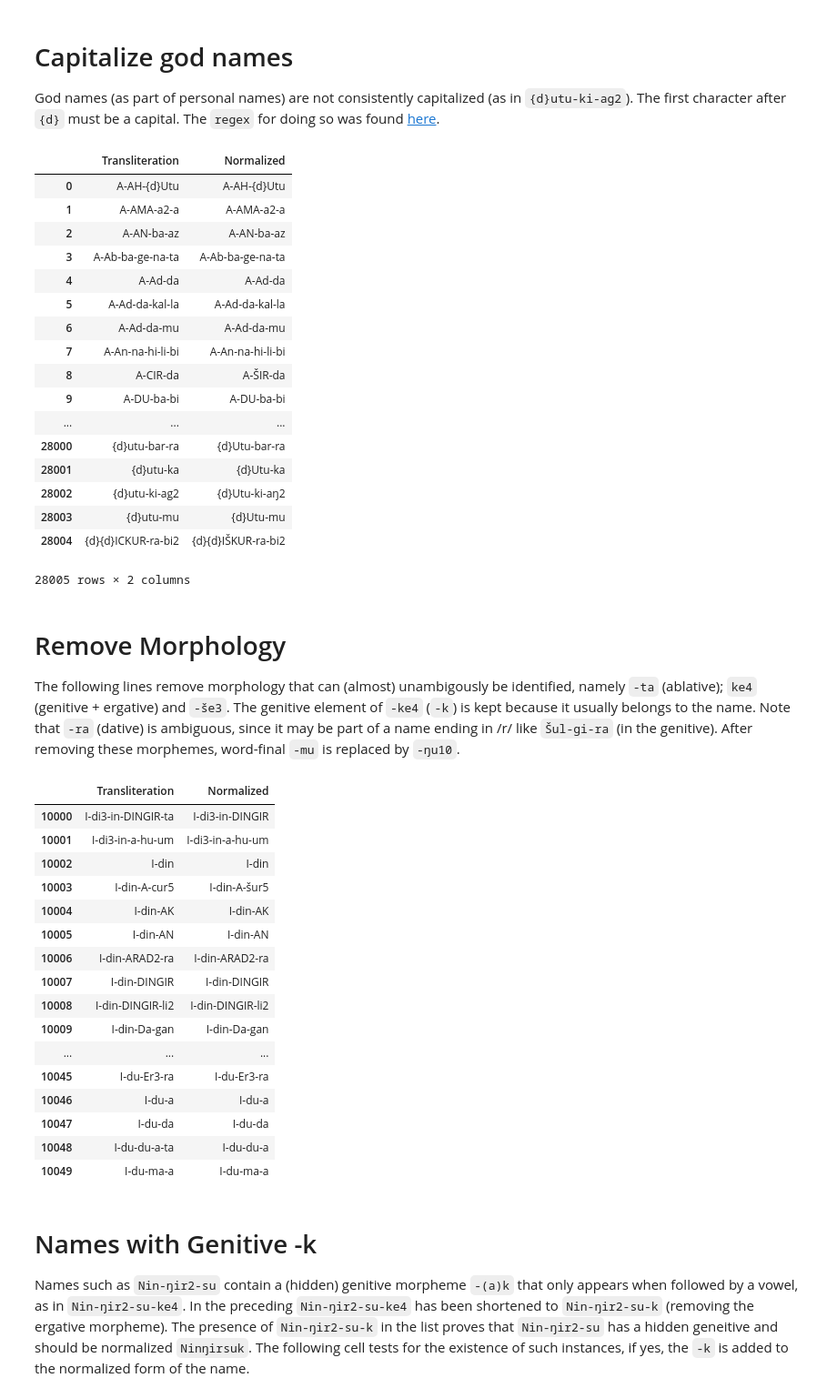
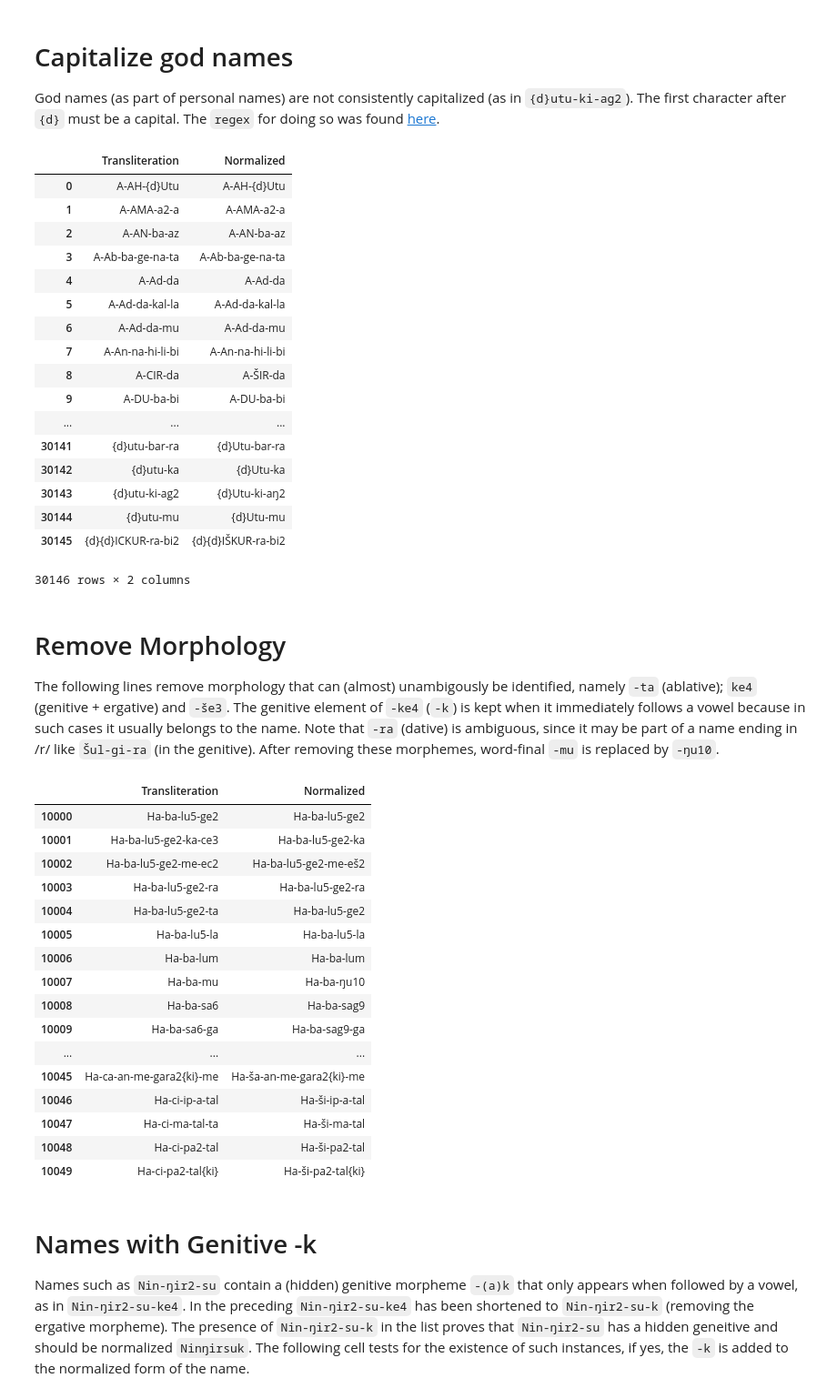
Before and after one commit to niekveldhuis/UrIII-names, a Jupyter notebook: UrIII_name-authority.ipynb, the cells around one changed output. Shown at 91% size. Drawn from its saved outputs; the diff is of its cells as text; code cells hidden in the pictures.

Commit message:
include place names

```diff
--- a/UrIII_name-authority.ipynb
+++ b/UrIII_name-authority.ipynb
@@ -52,5 +42,5 @@ len(names)
 Place names usually end with {ki}, or contain {ki} as in Eridu{ki}-ga ('in Eridu'). All words containing{ki} are removed - this might include a few PNs.
 # %%
 #names = [word for word in names if not word.endswith('{ki}')]
-names = [word for word in names if not '{ki}' in word]
-len(names)
+#names = [word for word in names if not '{ki}' in word]
+#len(names)
@@ -108,6 +106,12 @@ Replace c by š and C by Š
-# %%
-df['Normalized'] = [word.replace('c', 'š') for word in df['Normalized']]
-df['Normalized'] = [word.replace('C', 'Š') for word in df['Normalized']]
+# %%
+signs = {'c': 'š',
+        'C': 'Š',
+        'ty': 'ṭ',
+        'TY': 'Ṭ',
+        'sy': 'ṣ',
+        'SY': 'Ṣ'}
+for key in signs:
+    df['Normalized'] = [word.replace(key, signs[key]) for word in df['Normalized']]
 # %% [markdown]
 # Sign Reading Substitution
 The conventions for reading signs in BDTNS differs from ORACC: BDTNS does not distinguish between G and nasal G (ŋ), and BDTNS uses short readings (`ku3`) where ORACC uses long readings (`kug`).
@@ -130,6 +134,7 @@ bdtns_oracc = {'ag2': 'aŋ2',
                'balag': 'balaŋ',
                'dagal': 'daŋal',
                'dingir': 'diŋir',
+               'eridu': 'eridug',
                'ga2': 'ŋa2',
                'gar': 'ŋar',
                'geštin': 'ŋeštin',
@@ -139,6 +144,7 @@ bdtns_oracc = {'ag2': 'aŋ2',
                'giš': 'ŋeš',
                'giškim': 'ŋiškim',
                'gišnimbar' : 'ŋešnimbar',
+               'hun': 'huŋ',
                'kin': 'kiŋ2',
                'nig2': 'niŋ2',
                'nigin': 'niŋin',
@@ -150,6 +156,9 @@ bdtns_oracc = {'ag2': 'aŋ2',
                'šeg3': 'šeŋ3',
                'šeg6': 'šeŋ6',
                'umbisag': 'umbisaŋ',
+               'uri2': 'urim2',
+               'uri5': 'urim5',
+               'uru': 'iri',
 
                'bara2' : 'barag',
                'du10' : 'dug3',
@@ -158,7 +167,7 @@ bdtns_oracc = {'ag2': 'aŋ2',
                'kala' : 'kalag',
                'ku3' : 'kug',
                'ku5': 'kud',
-               'lu5' : 'lul',
+              # 'lu5' : 'lul',
                'sa6' : 'sag9',
                'ša6' : 'sag9',
                'za3' : 'zag'
@@ -188,40 +197,41 @@ df
 | 8 | A-CIR-da | A-ŠIR-da |
 | 9 | A-DU-ba-bi | A-DU-ba-bi |
 | ... | ... | ... |
-| 28000 | {d}utu-bar-ra | {d}Utu-bar-ra |
-| 28001 | {d}utu-ka | {d}Utu-ka |
-| 28002 | {d}utu-ki-ag2 | {d}Utu-ki-aŋ2 |
-| 28003 | {d}utu-mu | {d}Utu-mu |
-| 28004 | {d}{d}ICKUR-ra-bi2 | {d}{d}IŠKUR-ra-bi2 |
+| 30141 | {d}utu-bar-ra | {d}Utu-bar-ra |
+| 30142 | {d}utu-ka | {d}Utu-ka |
+| 30143 | {d}utu-ki-ag2 | {d}Utu-ki-aŋ2 |
+| 30144 | {d}utu-mu | {d}Utu-mu |
+| 30145 | {d}{d}ICKUR-ra-bi2 | {d}{d}IŠKUR-ra-bi2 |
-28005 rows × 2 columns
+30146 rows × 2 columns
 # %% [markdown]
 # Remove Morphology
-The following lines remove morphology that can (almost) unambigously be identified, namely `-ta` (ablative); `ke4` (genitive + ergative) and `-še3`. The genitive element of `-ke4` (`-k`) is kept because it usually belongs to the name. Note that `-ra` (dative) is ambiguous, since it may be part of a name ending in /r/ like `Šul-gi-ra` (in the genitive). After removing these morphemes, word-final `-mu` is replaced by `-ŋu10`.
+The following lines remove morphology that can (almost) unambigously be identified, namely `-ta` (ablative); `ke4` (genitive + ergative) and `-še3`. The genitive element of `-ke4` (`-k`) is kept when it immediately follows a vowel because in such cases it usually belongs to the name. Note that `-ra` (dative) is ambiguous, since it may be part of a name ending in /r/ like `Šul-gi-ra` (in the genitive). After removing these morphemes, word-final `-mu` is replaced by `-ŋu10`.
 # %%
 df['Normalized'] = [word[:-3] if word.endswith('-ta') else word for word in df['Normalized']]
 df['Normalized'] = [word[:-4] if word.endswith('-še3') else word for word in df['Normalized']]
-df['Normalized'] = [word[:-2] if word.endswith('-ke4') else word for word in df['Normalized']]
+df['Normalized'] = [word[:-2] if word.endswith('a|e|i|u' + '-ke4') else word for word in df['Normalized']]
+df['Normalized'] = [word[:-4] if word.endswith('-ke4') else word for word in df['Normalized']]
 df['Normalized'] = [word[:-2]+'ŋu10' if word.endswith('-mu') else word for word in df['Normalized']]
 
 df[10000:10050]
 # %% [output]
 |  | Transliteration | Normalized |
-| 10000 | I-di3-in-DINGIR-ta | I-di3-in-DINGIR |
-| 10001 | I-di3-in-a-hu-um | I-di3-in-a-hu-um |
-| 10002 | I-din | I-din |
-| 10003 | I-din-A-cur5 | I-din-A-šur5 |
-| 10004 | I-din-AK | I-din-AK |
-| 10005 | I-din-AN | I-din-AN |
-| 10006 | I-din-ARAD2-ra | I-din-ARAD2-ra |
-| 10007 | I-din-DINGIR | I-din-DINGIR |
-| 10008 | I-din-DINGIR-li2 | I-din-DINGIR-li2 |
-| 10009 | I-din-Da-gan | I-din-Da-gan |
+| 10000 | Ha-ba-lu5-ge2 | Ha-ba-lu5-ge2 |
+| 10001 | Ha-ba-lu5-ge2-ka-ce3 | Ha-ba-lu5-ge2-ka |
+| 10002 | Ha-ba-lu5-ge2-me-ec2 | Ha-ba-lu5-ge2-me-eš2 |
+| 10003 | Ha-ba-lu5-ge2-ra | Ha-ba-lu5-ge2-ra |
+| 10004 | Ha-ba-lu5-ge2-ta | Ha-ba-lu5-ge2 |
+| 10005 | Ha-ba-lu5-la | Ha-ba-lu5-la |
+| 10006 | Ha-ba-lum | Ha-ba-lum |
+| 10007 | Ha-ba-mu | Ha-ba-ŋu10 |
+| 10008 | Ha-ba-sa6 | Ha-ba-sag9 |
+| 10009 | Ha-ba-sa6-ga | Ha-ba-sag9-ga |
 | ... | ... | ... |
-| 10045 | I-du-Er3-ra | I-du-Er3-ra |
-| 10046 | I-du-a | I-du-a |
-| 10047 | I-du-da | I-du-da |
-| 10048 | I-du-du-a-ta | I-du-du-a |
-| 10049 | I-du-ma-a | I-du-ma-a |
+| 10045 | Ha-ca-an-me-gara2{ki}-me | Ha-ša-an-me-gara2{ki}-me |
+| 10046 | Ha-ci-ip-a-tal | Ha-ši-ip-a-tal |
+| 10047 | Ha-ci-ma-tal-ta | Ha-ši-ma-tal |
+| 10048 | Ha-ci-pa2-tal | Ha-ši-pa2-tal |
+| 10049 | Ha-ci-pa2-tal{ki} | Ha-ši-pa2-tal{ki} |
 # %% [markdown]
 # Names with Genitive -k
 Names such as `Nin-ŋir2-su` contain a (hidden) genitive morpheme `-(a)k` that only appears when followed by a vowel, as in `Nin-ŋir2-su-ke4`. In the preceding `Nin-ŋir2-su-ke4` has been shortened to `Nin-ŋir2-su-k` (removing the ergative morpheme). The presence of `Nin-ŋir2-su-k` in the list proves that `Nin-ŋir2-su` has a hidden geneitive and should be normalized `Ninŋirsuk`. The following cell tests for the existence of such instances, if yes, the `-k` is added to the normalized form of the name.
```
Also changed, not shown: parts of 28 cells of this notebook, 1 other file.
